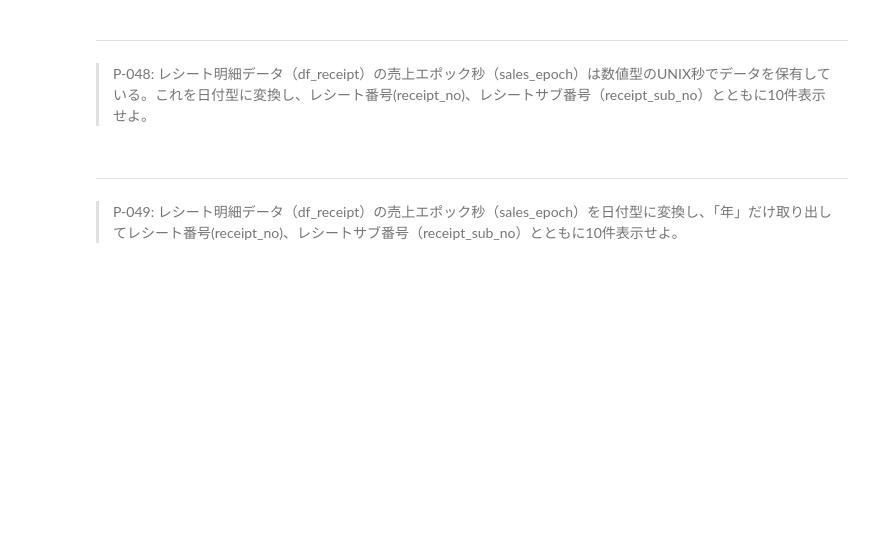
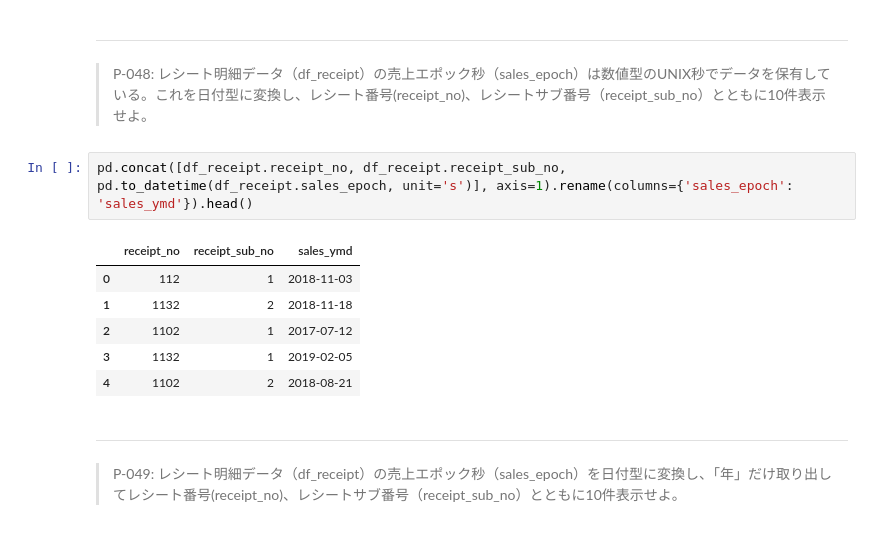
Before and after one commit to libra20/100knocks2, a Jupyter notebook: docker/work/preprocess_knock_Python.ipynb, the cells around one changed output. Drawn from its saved outputs; the diff is of its cells as text; blank space fills up the shorter version.

```diff
--- a/docker/work/preprocess_knock_Python.ipynb
+++ b/docker/work/preprocess_knock_Python.ipynb
@@ -958,6 +958,15 @@ pd.concat([df_receipt.receipt_no, df_receipt.receipt_sub_no, pd.to_datetime(df_r
 # %% [markdown]
 ---
 > P-048: レシート明細データ（df_receipt）の売上エポック秒（sales_epoch）は数値型のUNIX秒でデータを保有している。これを日付型に変換し、レシート番号(receipt_no)、レシートサブ番号（receipt_sub_no）とともに10件表示せよ。
+# %%
+pd.concat([df_receipt.receipt_no, df_receipt.receipt_sub_no, pd.to_datetime(df_receipt.sales_epoch, unit='s')], axis=1).rename(columns={'sales_epoch': 'sales_ymd'}).head()
+# %% [output]
+|  | receipt_no | receipt_sub_no | sales_ymd |
+| 0 | 112 | 1 | 2018-11-03 |
+| 1 | 1132 | 2 | 2018-11-18 |
+| 2 | 1102 | 1 | 2017-07-12 |
+| 3 | 1132 | 1 | 2019-02-05 |
+| 4 | 1102 | 2 | 2018-08-21 |
 # %% [markdown]
 ---
 > P-049: レシート明細データ（df_receipt）の売上エポック秒（sales_epoch）を日付型に変換し、「年」だけ取り出してレシート番号(receipt_no)、レシートサブ番号（receipt_sub_no）とともに10件表示せよ。
```
Also changed, not shown: parts of 2 cells of this notebook.
